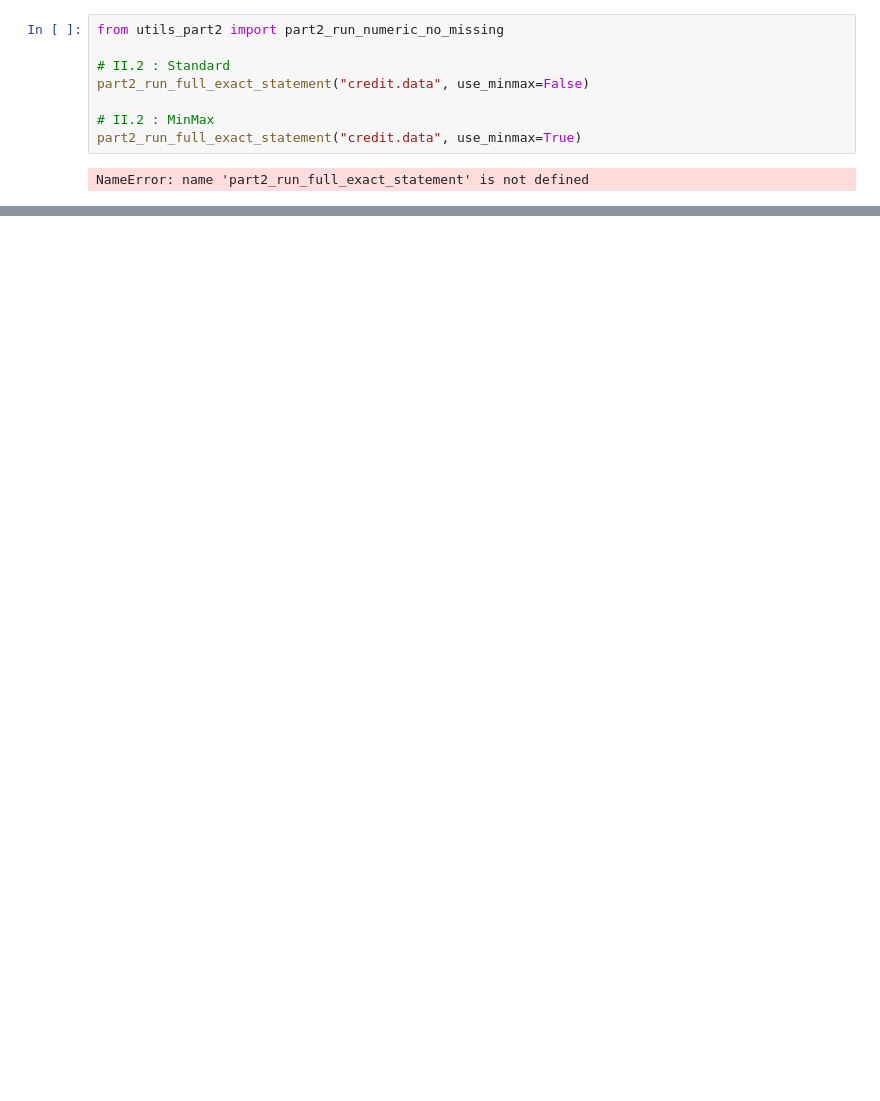
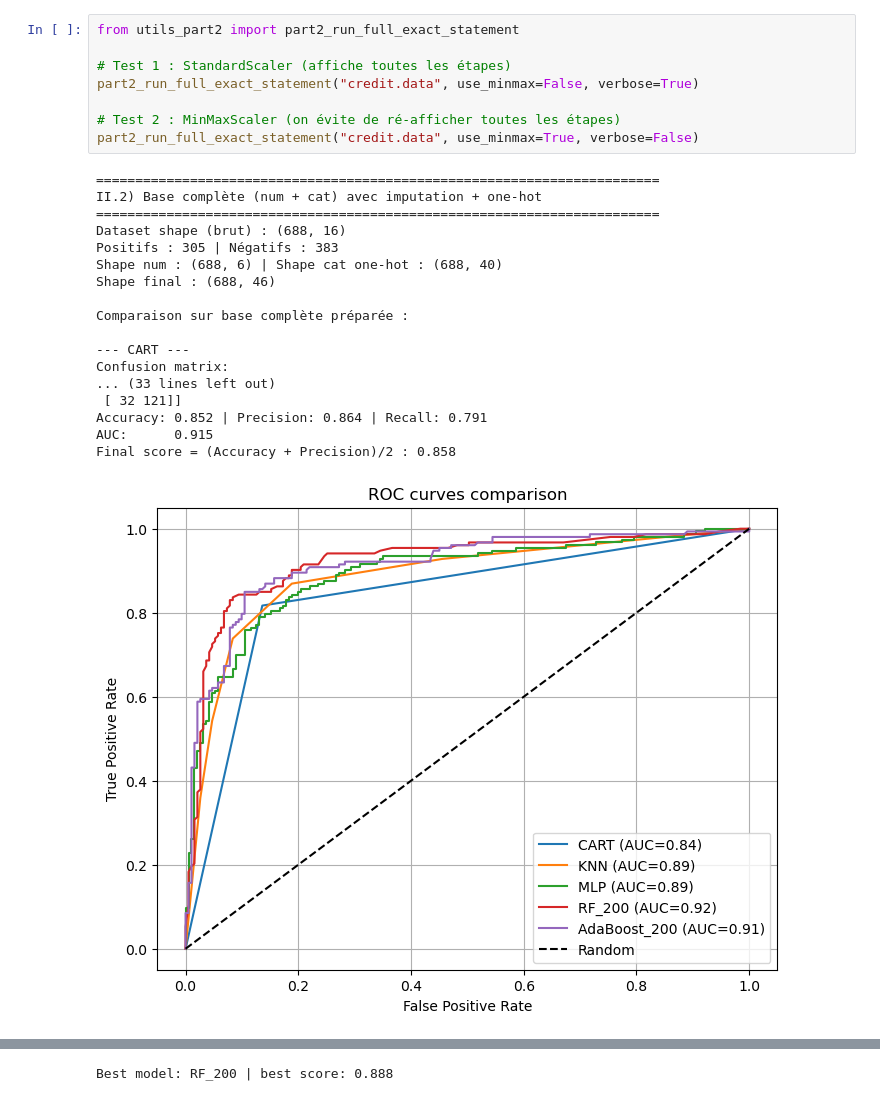
Before and after one commit to Mahmoud-dahir/financial-risk-prediction, a Jupyter notebook: TP_ML/tp1.ipynb, the cells around one changed output, grey strips where cells are left out. Cells and saved outputs as stored; diff of their text form; blank space fills up the shorter version.

```diff
--- a/TP_ML/tp1.ipynb
+++ b/TP_ML/tp1.ipynb
@@ -547,10 +928,27 @@ que **CART est stable**.
 # %%
-from utils_part2 import part2_run_numeric_no_missing
+from utils_part2 import part2_run_full_exact_statement
 
-# II.2 : Standard
-part2_run_full_exact_statement("credit.data", use_minmax=False)
+# Test 1 : StandardScaler (affiche toutes les étapes)
+part2_run_full_exact_statement("credit.data", use_minmax=False, verbose=True)
 
-# II.2 : MinMax
-part2_run_full_exact_statement("credit.data", use_minmax=True)
+# Test 2 : MinMaxScaler (on évite de ré-afficher toutes les étapes)
+part2_run_full_exact_statement("credit.data", use_minmax=True, verbose=False)
 # %% [output]
-NameError: name 'part2_run_full_exact_statement' is not defined
+========================================================================
+II.2) Base complète (num + cat) avec imputation + one-hot
+========================================================================
+Dataset shape (brut) : (688, 16)
+Positifs : 305 | Négatifs : 383
+Shape num : (688, 6) | Shape cat one-hot : (688, 40)
+Shape final : (688, 46)
+
+Comparaison sur base complète préparée :
+
+--- CART ---
+Confusion matrix:
+... (33 lines left out)
+ [ 32 121]]
+Accuracy: 0.852 | Precision: 0.864 | Recall: 0.791
+AUC:      0.915
+Final score = (Accuracy + Precision)/2 : 0.858
+[figure, added]
@@ -556,0 +973 @@ NameError: name 'part2_run_full_exact_statement' is not defined
+Best model: RF_200 | best score: 0.888
```
Also changed, not shown: parts of 22 cells of this notebook, 4 other files.
